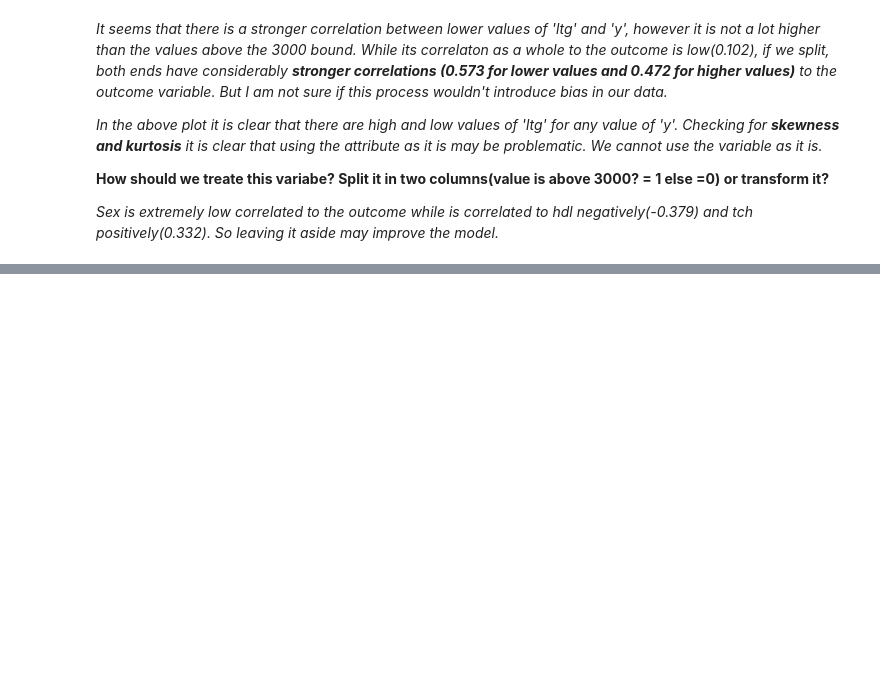
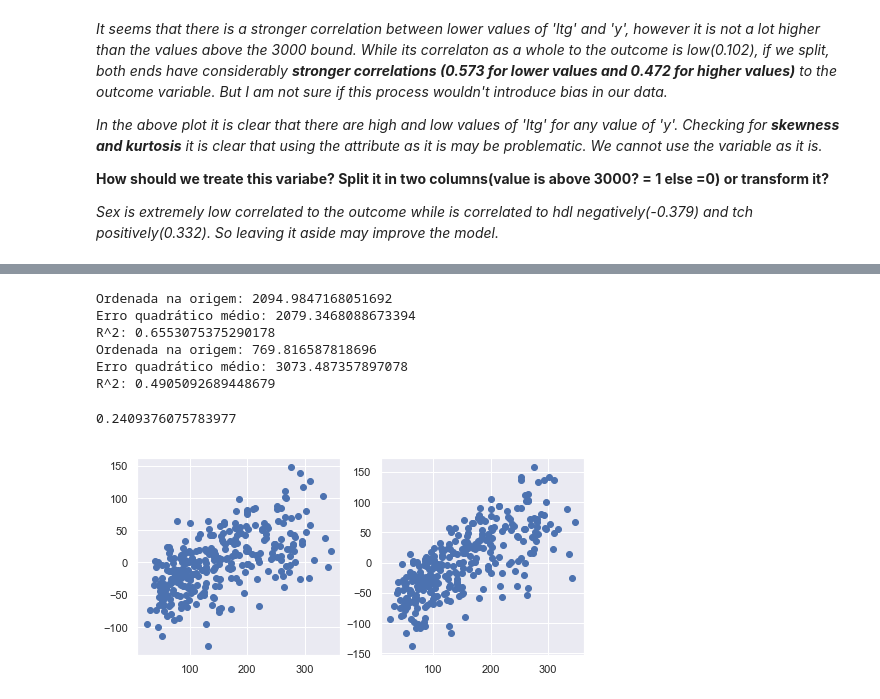
Before and after one commit to prbronze/MCZA015-13, a Jupyter notebook: Diabetes and Regression.ipynb, the cells around one changed output, grey strips where cells are left out. Drawn from its saved outputs; the diff is of its cells as text; code cells hidden in the pictures; blank space fills up the shorter version.

```diff
--- a/Diabetes and Regression.ipynb
+++ b/Diabetes and Regression.ipynb
@@ -205,0 +190,16 @@ Erro quadrático médio: 3018.0444253748574
+# %%
+plt.figure(figsize=(8,8))
+plt.subplot(221)
+ridge_reg(df,3,df.columns.difference(['ltg','sex','ldl','y']))
+
+plt.subplot(222)
+ridge_reg(df,2,df.columns.difference(['ltg','sex','ldl','y']))
+# %% [output]
+Ordenada na origem: 2094.9847168051692
+Erro quadrático médio: 2079.3468088673394
+R^2: 0.6553075375290178
+Ordenada na origem: 769.816587818696
+Erro quadrático médio: 3073.487357897078
+R^2: 0.4905092689448679
+0.2409376075783977
+[figure, added]
```
Also changed, not shown: parts of 14 cells of this notebook.
